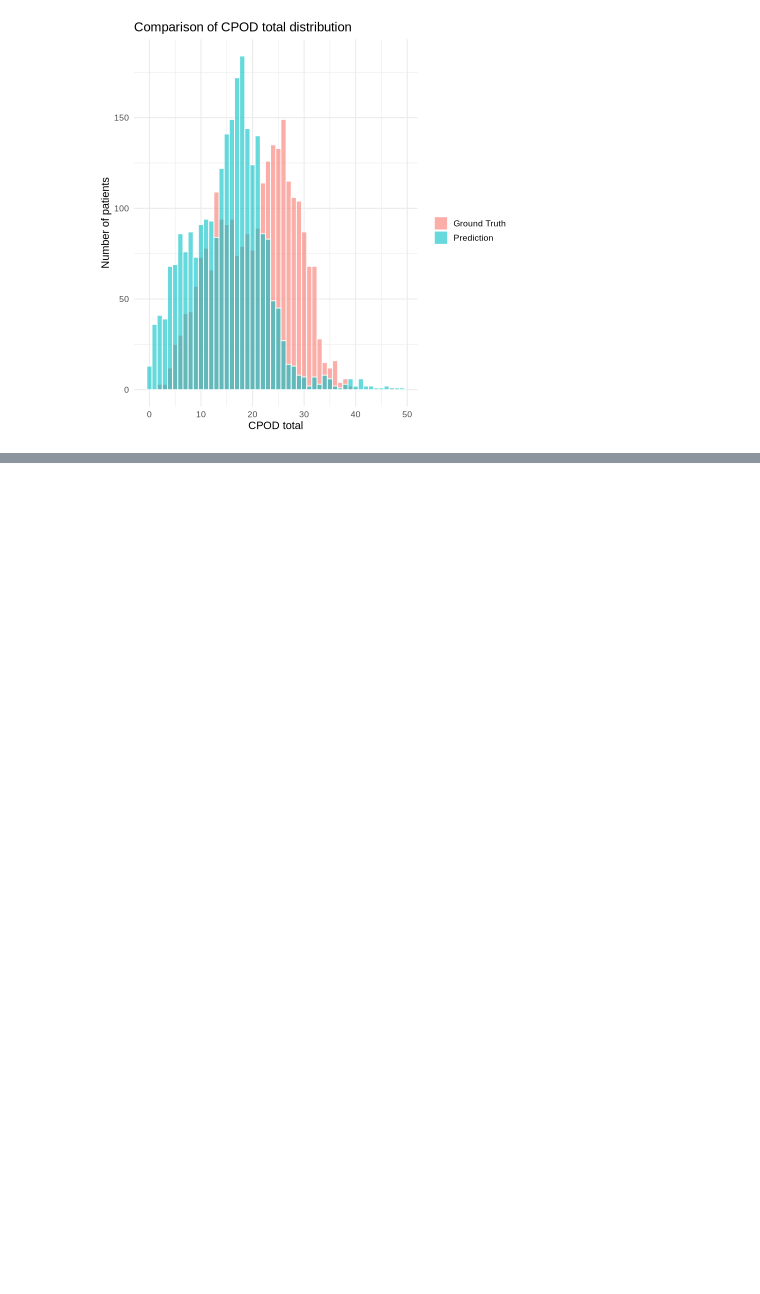
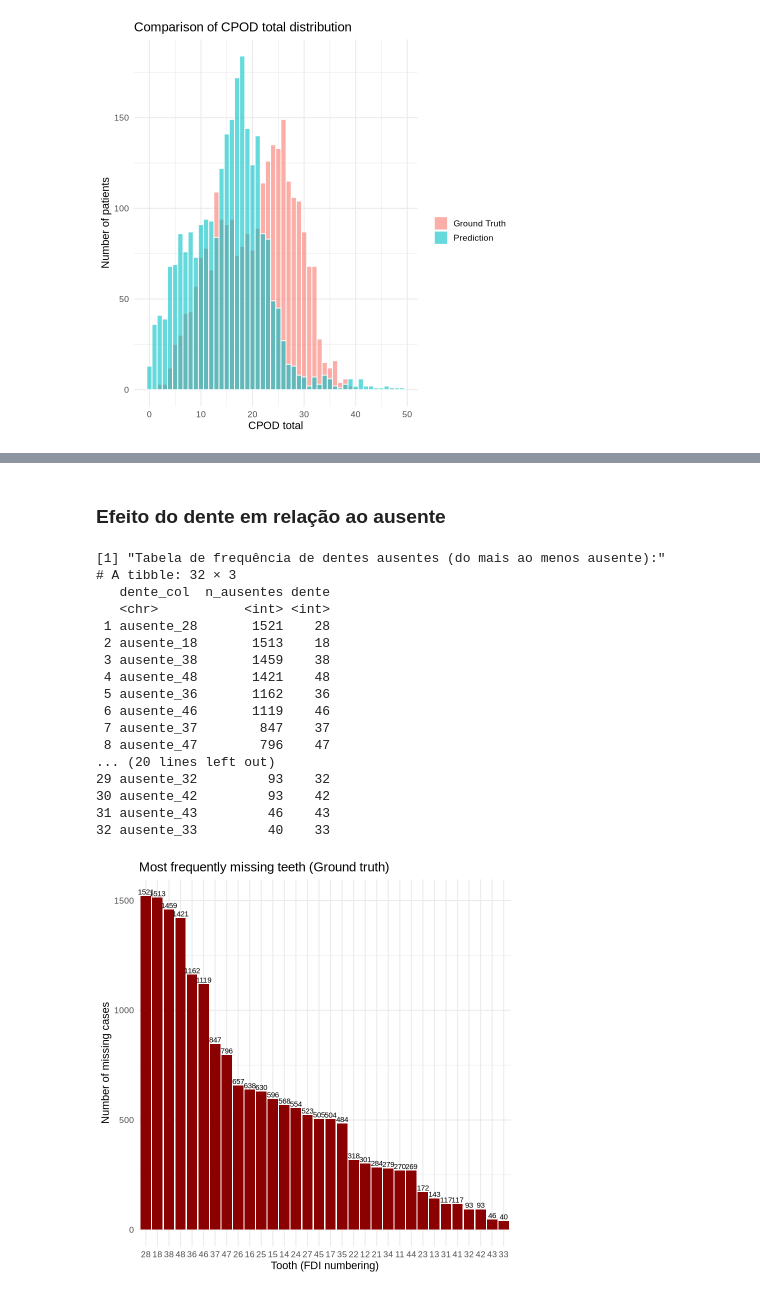
Before and after one commit to Cicconella/Doutorado, a Jupyter notebook: analise_cpod.ipynb, the cells around one changed output, grey strips where cells are left out. Saved outputs shown, nothing was run; the diff lists cells and outputs as text; code cells hidden in the pictures; blank space fills up the shorter version.

```diff
--- a/analise_cpod.ipynb
+++ b/analise_cpod.ipynb
@@ -1026,0 +1340,58 @@ bind_rows(
+# %% [markdown]
+### Efeito do dente em relação ao ausente
+# %%
+avaliar_ausentes_por_dente <- function(gabarito) {
+
+  # Seleciona apenas colunas "ausente_XX"
+  cols_aus <- grep("^ausente_\\d{2}$", names(gabarito), value = TRUE)
+
+  # Converte para inteiro e soma por dente
+  ausentes_sum <- gabarito %>%
+    summarise(across(all_of(cols_aus), ~ sum(as.numeric(.x) > 0, na.rm = TRUE))) %>%
+    tidyr::pivot_longer(cols = everything(),
+                        names_to = "dente_col",
+                        values_to = "n_ausentes") %>%
+    mutate(
+      dente = as.integer(stringr::str_extract(dente_col, "\\d{2}"))
+    ) %>%
+    arrange(desc(n_ausentes))
+
+  print("Tabela de frequência de dentes ausentes (do mais ao menos ausente):")
+  print(ausentes_sum, n = Inf)
+
+  # Gráfico de barras ordenado
+  p <- ggplot(ausentes_sum, aes(x = reorder(factor(dente), -n_ausentes), y = n_ausentes)) +
+    geom_col(fill = "darkred") +
+    geom_text(aes(label = n_ausentes), vjust = -0.3, size = 3.2) +
+    labs(
+      title = "Most frequently missing teeth (Ground truth)",
+      x = "Tooth (FDI numbering)",
+      y = "Number of missing cases"
+    ) +
+    theme_minimal(base_size = 13)
+
+  print(p)
+
+  invisible(ausentes_sum)
+}
+
+resultado_ausentes <- avaliar_ausentes_por_dente(gabarito)
+# %% [output]
+[1] "Tabela de frequência de dentes ausentes (do mais ao menos ausente):"
+# A tibble: 32 × 3
+   dente_col  n_ausentes dente
+   <chr>           <int> <int>
+ 1 ausente_28       1521    28
+ 2 ausente_18       1513    18
+ 3 ausente_38       1459    38
+ 4 ausente_48       1421    48
+ 5 ausente_36       1162    36
+ 6 ausente_46       1119    46
+ 7 ausente_37        847    37
+ 8 ausente_47        796    47
+... (20 lines left out)
+29 ausente_32         93    32
+30 ausente_42         93    42
+31 ausente_43         46    43
+32 ausente_33         40    33
+[figure, added]
```
Also changed, not shown: parts of 12 cells of this notebook.
